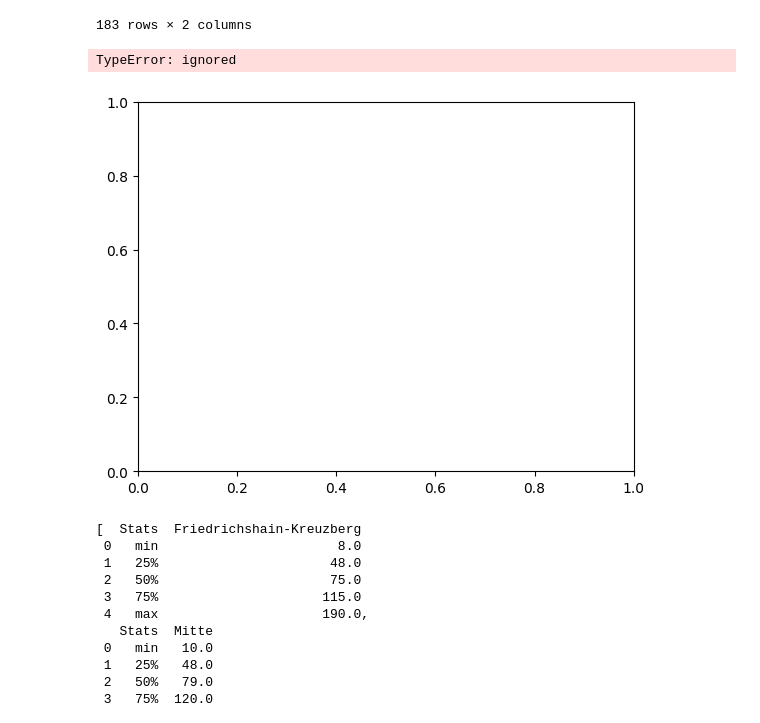
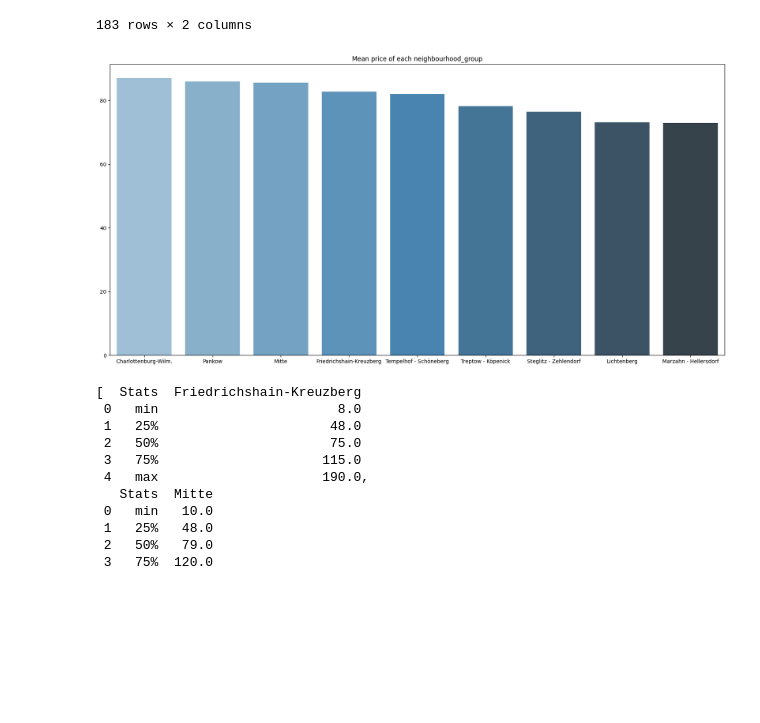
Before and after one commit to awildt01/Airbnb_Berlin-, a Jupyter notebook: Airbnb_(Berlin).ipynb, the cells around one changed output. Drawn from its saved outputs; the diff is of its cells as text; code cells hidden in the pictures; blank space fills up the shorter version.

```diff
--- a/Airbnb_(Berlin).ipynb
+++ b/Airbnb_(Berlin).ipynb
@@ -1002,25 +1004,28 @@ price_sub5.reset_index()
 # %%
 # remover os *outliers* em um novo DataFrame
 # generate count statistics of duplicate entries
 # if len(df[df.duplicated()]) > 0:
 #     print("No. of duplicated entries: ", len(df[df.duplicated()]))
 #     print(df[df.duplicated(keep=False)].sort_values(by=list(df.columns)).head())
 # else:
 #     print("No duplicated entries found")
 
 # df.drop_duplicates(inplace=True)
 
 # Identifizieren der Ausreißer für die Variable "price"
 
-fig, ax= plt.subplots()
+fig, ax= plt.subplots(figsize=(21,10))
 
-d = df_clean.groupby('neighbourhood_group')['price'].mean().sort_values(ascending=False)[:5]
-sns.barplot(d.index.tolist(), d.values, ax=ax, palette=("Blues_d"))
+d = df_clean.groupby('neighbourhood_group')['price'].mean().sort_values(ascending=False)[:9]
+sns.barplot(x=d.index.tolist(), y=d.values, ax=ax, palette=("Blues_d"))
 #ax[1].set_xticklabels(ax[1].get_xticklabels(), rotation=40, ha="right")
-ax[1].set_title('Mean price of each neighbourhood_group')
+ax.set_title('Mean price of each neighbourhood_group')
+
+fig.show()
+
+#sns.barplot(x=df.values, y=df.index, alpha=0.8)
 # %% [output]
-TypeError: ignored
-[figure, old version]
+[figure, new version]
 # %%
  p_l_b_n_2
 # %% [output]
```
Also changed, not shown: parts of 1 cell of this notebook.
